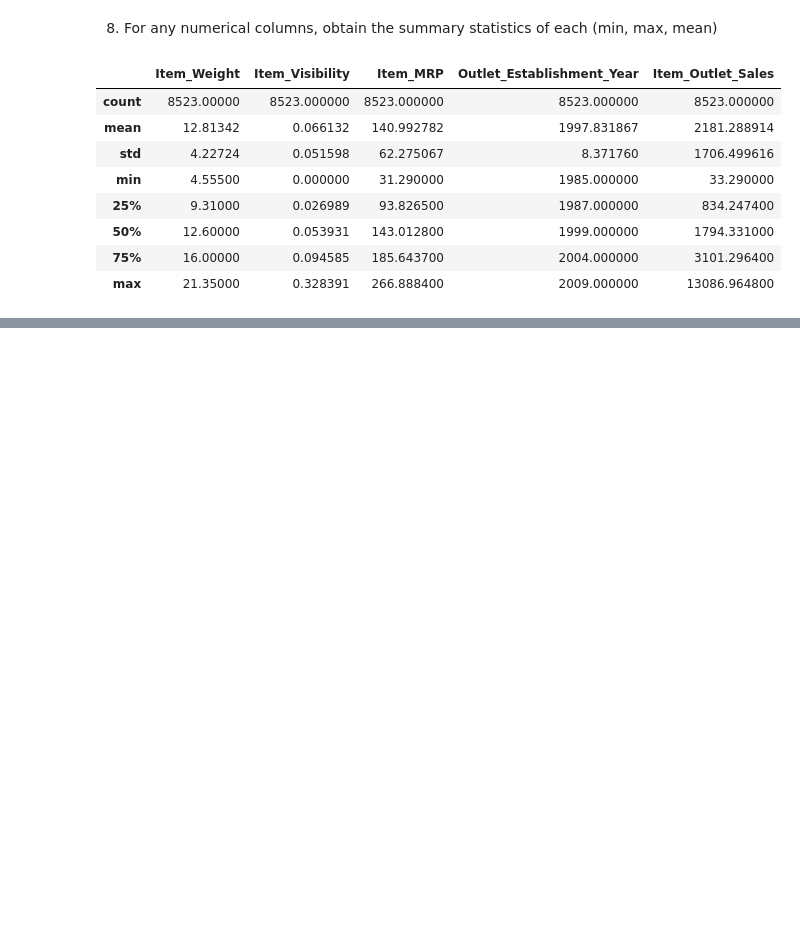
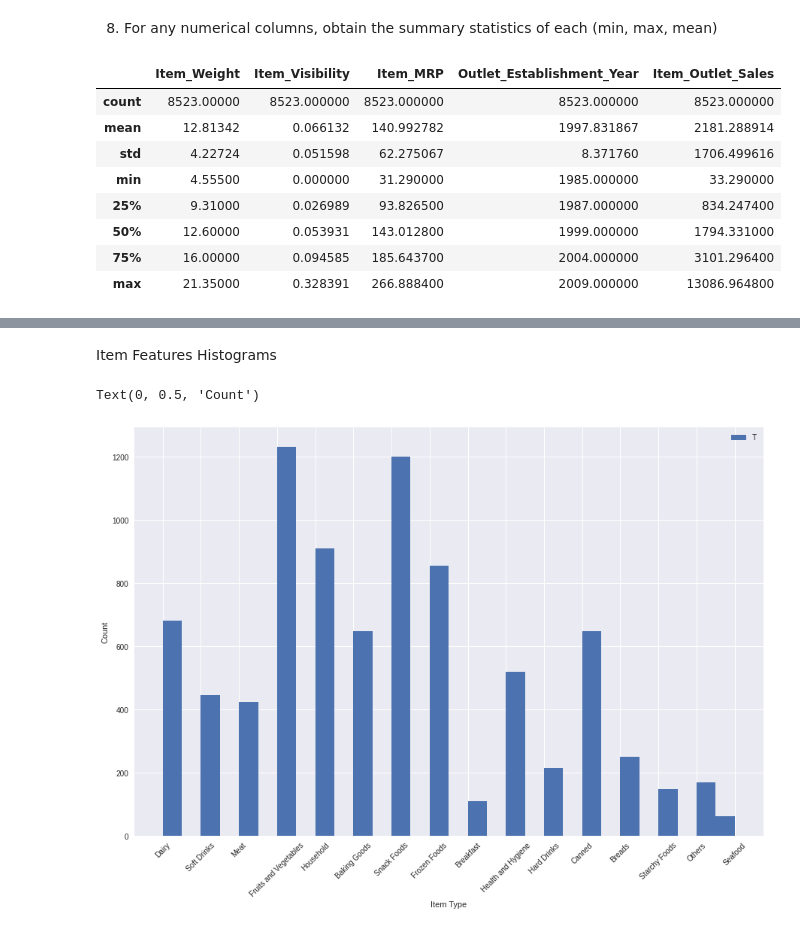
Before and after one commit to gatimo256/sales-predictions, a Jupyter notebook: Sales_Predictions.ipynb, the cells around one changed output, grey strips where cells are left out. Cells and saved outputs as stored; diff of their text form; code cells hidden in the pictures; blank space fills up the shorter version.

```diff
--- a/Sales_Predictions.ipynb
+++ b/Sales_Predictions.ipynb
@@ -309,7 +309,7 @@ Found Inconsistencies in the Item Fat Content Column
 #create a dictionaary for values will replace the inconsistent values with
 item_fat_mapping = mappings = {'LF': 'Low Fat',
                                'reg': 'Regular',
-                               'low Fat': 'Low Fat'
+                               'low fat': 'Low Fat'
                                }
 # %%
 #replace values with mappings then
@@ -352,0 +366,15 @@ df.describe()
+# %% [markdown]
+Item Features Histograms
+# %%
+#Histogram Showing Item Type Distribution
+plt.style.use('seaborn')
+plt.figure(figsize=(15, 10))
+df['Item_Type'].hist(bins =30);
+plt.xticks(rotation =45)
+plt.legend('Type')
+
+plt.xlabel("Item Type")
+plt.ylabel("Count")
+# %% [output]
+Text(0, 0.5, 'Count')
+[figure, added]
```
Also changed, not shown: parts of 25 cells of this notebook.
